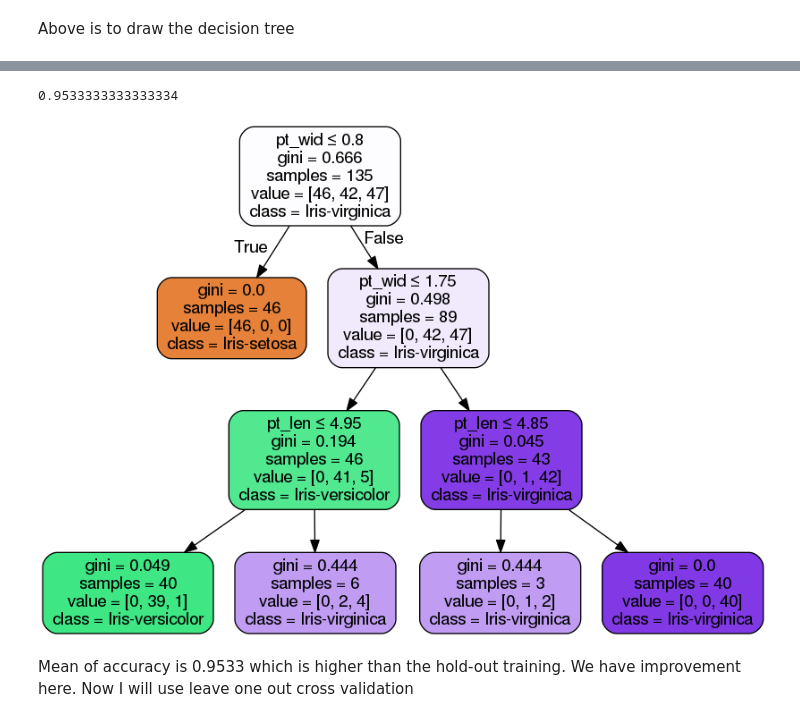
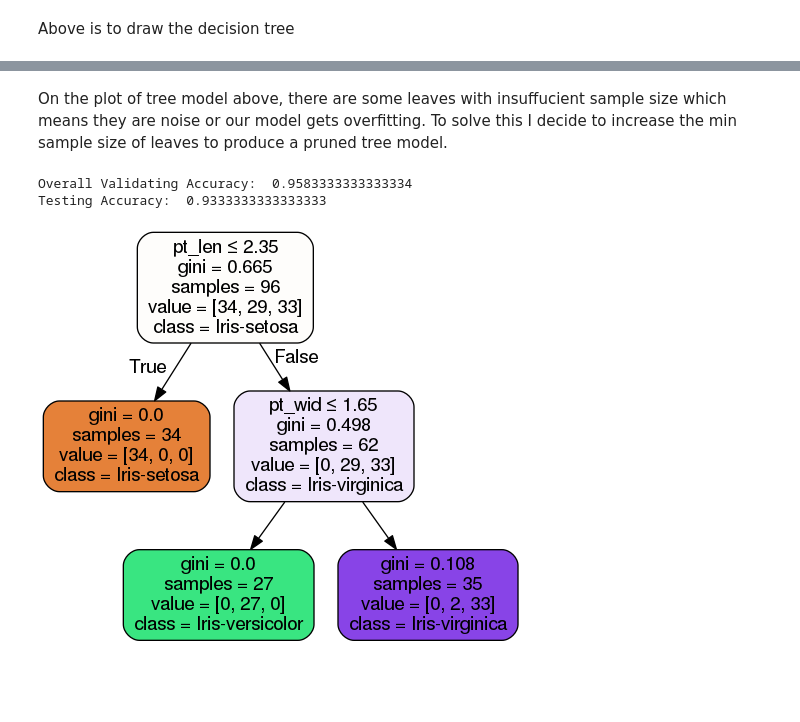
Before and after one commit to annguyen2606/MSA-Project-Iris-Dataset, a Jupyter notebook: Iris.ipynb, the cells around one changed output, grey strips where cells are left out. Saved outputs shown, nothing was run; the diff lists cells and outputs as text; code cells hidden in the pictures; blank space fills up the shorter version.

```diff
--- a/Iris.ipynb
+++ b/Iris.ipynb
@@ -38,3 +38,2 @@ irisData.head()
 # %%
-df = irisData.drop('class', axis = 1) #this to define the dataframe including sp_len, sp_wid, pt_len, pt_wid which are features used to predict the class
-df.head()
+df = irisData.drop(['sp_len','sp_wid','class'], axis = 1) #this to define the dataframe including pt_len, pt_wid which are features used to predict the class. I drop the sepal length and sepal width features because coefficient correlation between them and 'Class' is not significant enought (should be equal or larger than 0.95)
@@ -101,5 +63,0 @@ Because either using GINI index or Entropy our model will produce similar accura
-# %%
-finalTree = DecisionTreeClassifier(max_depth = 3)
-finalTree.fit(train_x, train_y)
-acc = metrics.accuracy_score(finalTree.predict(test_x), test_y)
-print(acc)
@@ -109,0 +92,3 @@ Accuracu now is 96.67%
+# %%
+pre = treeClsObj.predict(test_x)
+print(metrics.accuracy_score(pre, test_y))
@@ -159,26 +132,28 @@ However, the problem is that our sample size is small and hold-out validation ma
+# %% [markdown]
+On the plot of tree model above, there are some leaves with insuffucient sample size which means they are noise or our model gets overfitting. To solve this I decide to increase the min sample size of leaves to produce a pruned tree model.
 # %%
-from sklearn.model_selection import KFold
-secTree = DecisionTreeClassifier(max_depth = 3)
-kFold = KFold(n_splits = 10, shuffle = True) #I use k = 5 here
-kFold_ClassLabel = irisData['class']
-tmpRes = [] #this to store iterated accuracy rates
-for i in range(kFold.get_n_splits(df)): #As k = 5 means we are gonna iterate our data sample five times
-    tmp = next(kFold.split(df, None)) #kFlold.split return nested array in format [train index][test index]
-    train_x, train_y = df.iloc[tmp[0]] , kFold_ClassLabel.iloc[tmp[0]] #delare train set
-    test_x, test_y = df.iloc[tmp[1]] , kFold_ClassLabel.iloc[tmp[1]] #declare test set
-    secTree.fit(train_x,train_y)
-    pre = secTree.predict(test_x)
-    acc = metrics.accuracy_score(pre, test_y)
+newTreeObj = DecisionTreeClassifier(min_samples_leaf = 20)
+kFoldNew = KFold(n_splits = 5, shuffle = True) #I use k = 5 here
+tmpRes = []
+for train,valid in kFoldNew.split(train_x, train_y): #As k = 5 means we are gonna iterate our training set five times
+    tmpDf_X = pd.DataFrame(train_x)
+    tmpDf_Y = pd.DataFrame(train_y)
+    kFoldTrain_x, kFoldTrain_y = tmpDf_X.iloc[train] , tmpDf_Y.iloc[train] #delare the iterated training set
+    valid_x, valid_y = tmpDf_X.iloc[valid] , tmpDf_Y.iloc[valid] #declare iterated validation set
+    newTreeObj.fit(kFoldTrain_x,kFoldTrain_y)
+    pre = newTreeObj.predict(valid_x)
+    acc = metrics.accuracy_score(pre, valid_y) #compare the predicted outcomes from validating features to thier actual values
     tmpRes.append(acc)
-print(np.mean(tmpRes))
+print('Overall Validating Accuracy: ',np.mean(tmpRes))
+print('Testing Accuracy: ',metrics.accuracy_score(newTreeObj.predict(test_x), test_y))
+
 dot_data = StringIO()
-export_graphviz(secTree, out_file=dot_data,
+export_graphviz(newTreeObj, out_file=dot_data,
                 filled=True, rounded=True,
                 special_characters=True, feature_names = df.columns, class_names = treeClsObj.classes_)
 graph = pydotplus.graph_from_dot_data(dot_data.getvalue())
 Image(graph.create_png())
 # %% [output]
-0.9533333333333334
+Overall Validating Accuracy:  0.9583333333333334
+Testing Accuracy:  0.9333333333333333
-[figure, old version]
+[figure, new version]
-# %% [markdown]
-Mean of accuracy is 0.9533 which is higher than the hold-out training. We have improvement here. Now I will use leave one out cross validation
```
Also changed, not shown: parts of 20 cells of this notebook.
